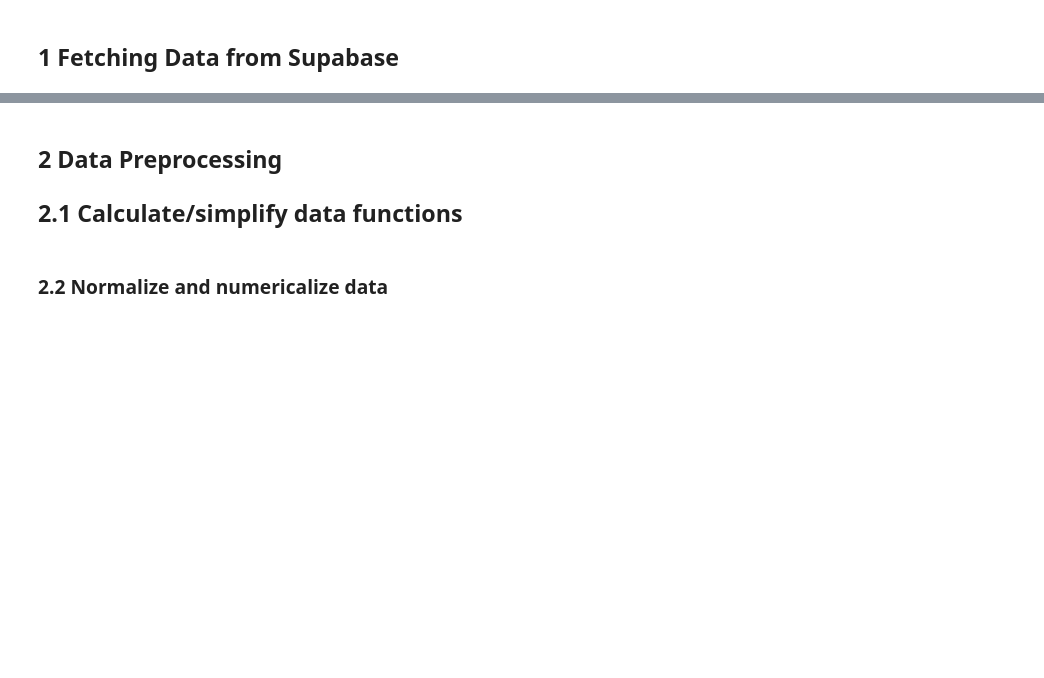
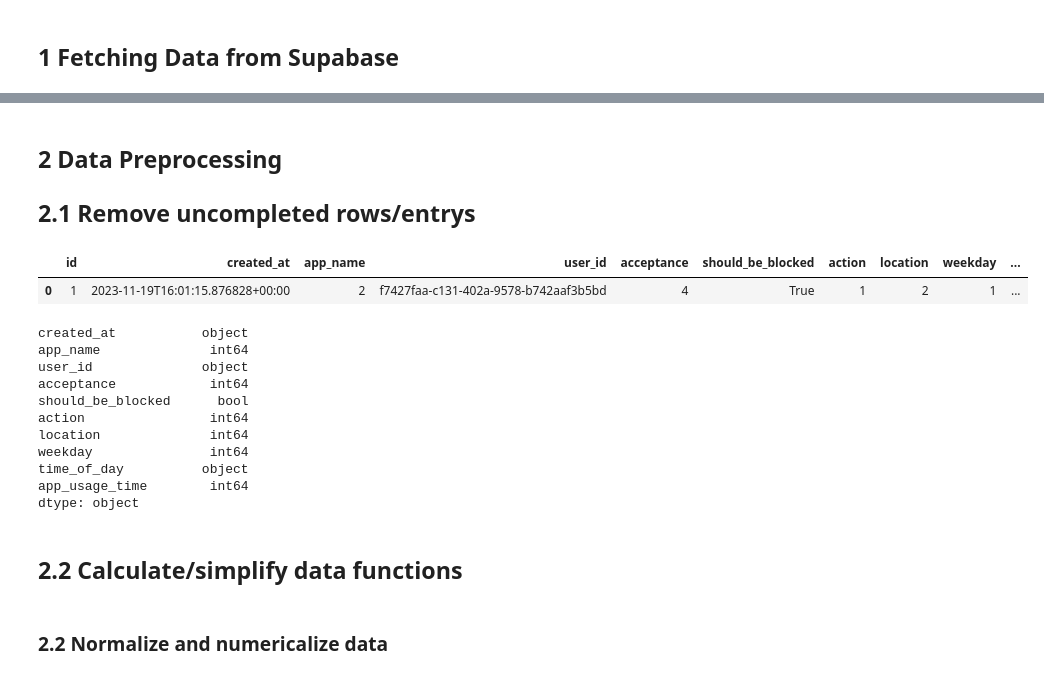
Before and after one commit to Time-Jar/machine-learning-model, a Jupyter notebook: model.ipynb, the cells around one changed output, grey strips where cells are left out. Drawn from its saved outputs; the diff is of its cells as text; code cells hidden in the pictures; blank space fills up the shorter version.

```diff
--- a/model.ipynb
+++ b/model.ipynb
@@ -58,7 +52,35 @@ df_user_location.head()
+# %% [markdown]
+##  2 Data Preprocessing
+
+## 2.1 Remove uncompleted rows/entrys
+# %%
+def remove_none_rows(df, column_name):
+    """
+    Removes rows from a DataFrame where the specified column has 'None' or 'NaN'.
+    """
+    return df.dropna(subset=[column_name])
+
+df_user_app_usage = remove_none_rows(df_user_app_usage, 'app_usage_time')
+
+# Verify the structure of the dataframes
+display(df_user_app_usage.head())
+display(df_user_app_usage_normalized.dtypes)
+# %% [output]
+|  | id | created_at | app_name | user_id | acceptance | should_be_blocked | action | location | weekday | ... |
+| 0 | 1 | 2023-11-19T16:01:15.876828+00:00 | 2 | f7427faa-c131-402a-9578-b742aaf3b5bd | 4 | True | 1 | 2 | 1 | ... |
+created_at           object
+app_name              int64
+user_id              object
+acceptance            int64
+should_be_blocked      bool
+action                int64
+location              int64
+weekday               int64
+time_of_day          object
+app_usage_time        int64
+dtype: object
 # %% [markdown]
-##  2 Data Preprocessing
-
-## 2.1 Calculate/simplify data functions
+## 2.2 Calculate/simplify data functions
 # %%
 from datetime import datetime
 
```
Also changed, not shown: parts of 10 cells of this notebook, 4 other files.
